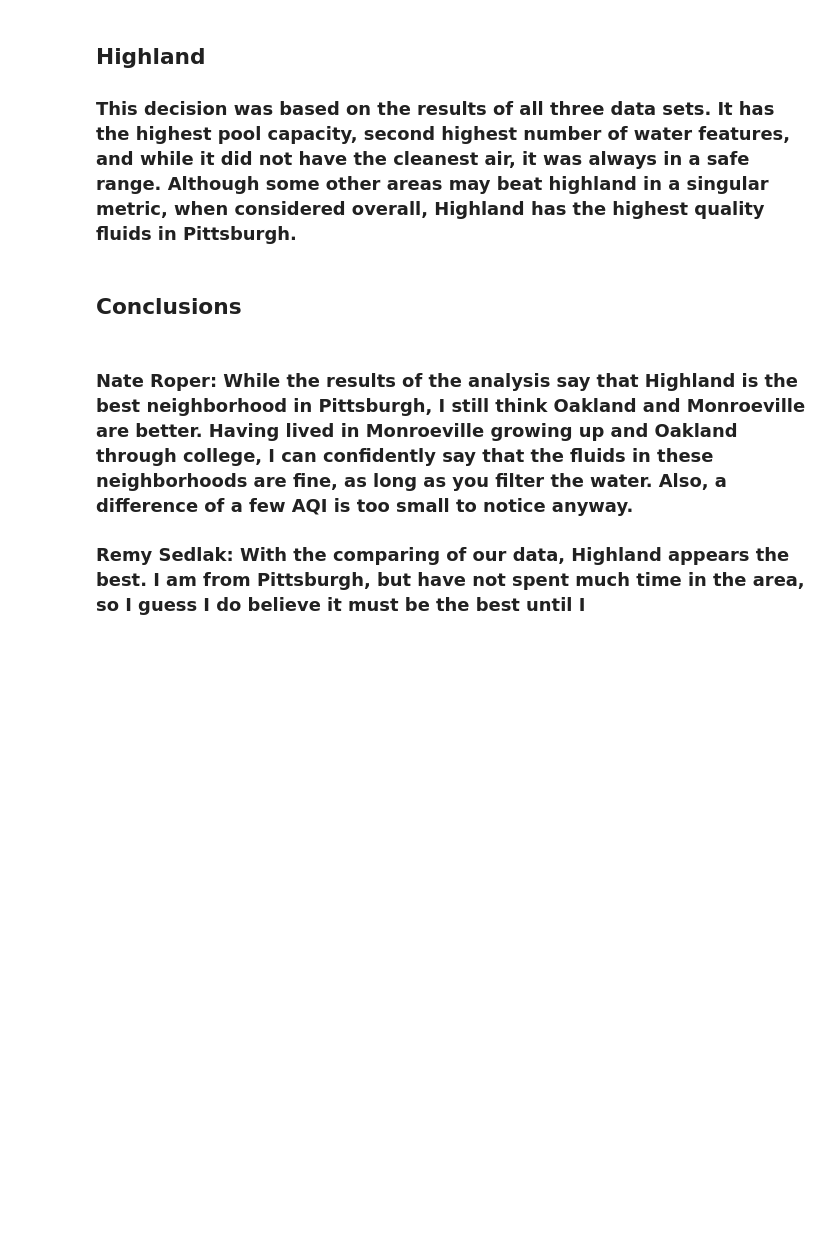
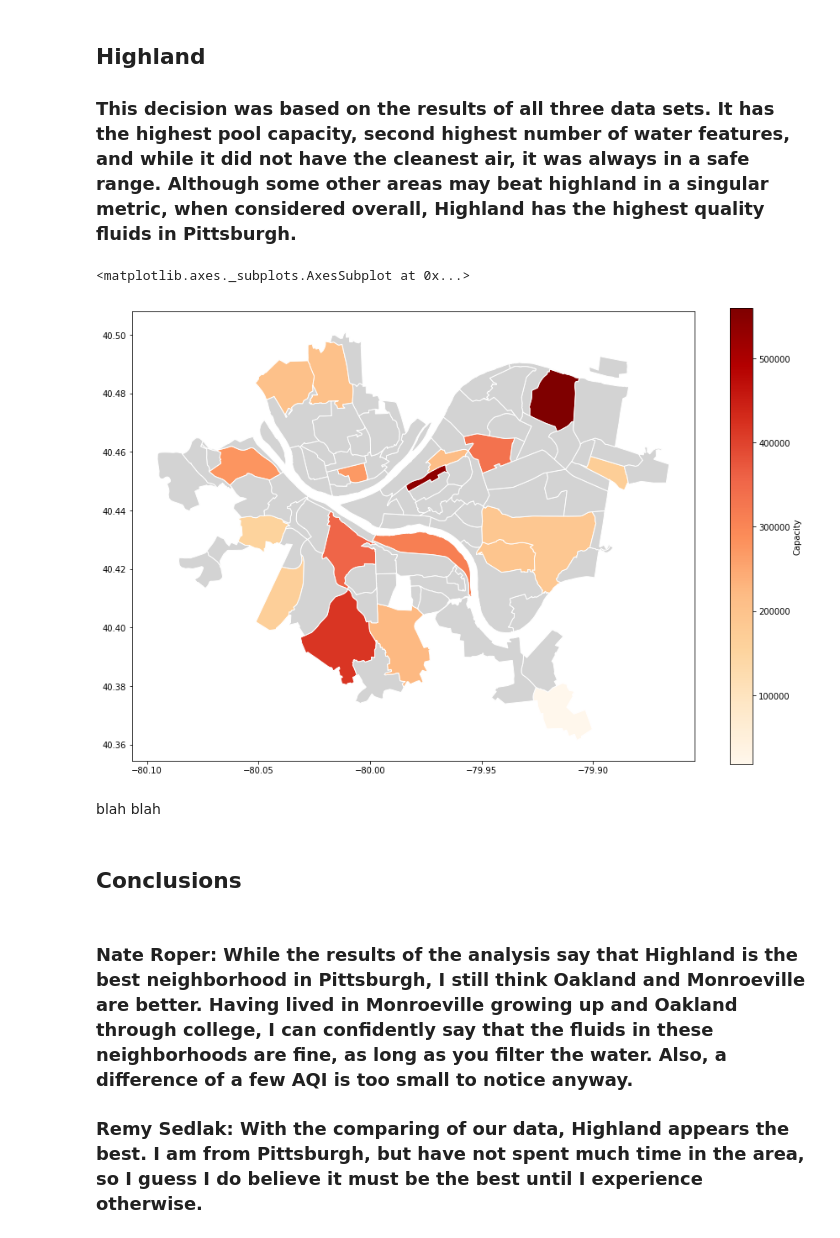
Before and after one commit to remysedlak/0010-final, a Jupyter notebook: presentation.ipynb, the cells around one changed output. Saved outputs shown, nothing was run; the diff lists cells and outputs as text; code cells hidden in the pictures; blank space fills up the shorter version.

```diff
--- a/presentation.ipynb
+++ b/presentation.ipynb
@@ -23,9 +23,21 @@ Features we implemented in our project:
 # %% [markdown]
 ## **Highland**
 ### This decision was based on the results of all three data sets.  It has the highest pool capacity, second highest number of water features, and while it did not have the cleanest air, it was always in a safe range.  Although some other areas may beat highland in a singular metric, when considered overall, Highland has the highest quality fluids in Pittsburgh.
+# %%
+import pandas as pd
+import geopandas
+
+combined= pools.groupby("neighborhood")["capacity"].sum()
+pools_map = neighborhood.merge(combined, how='left', left_on= 'hood', right_on= 'neighborhood')
+pools_map.plot(column= 'capacity', cmap='OrRd', edgecolor="white", legend=True, legend_kwds={'label': "Capacity"}, figsize=(15, 10), missing_kwds={"color" : "lightgrey"})
+# %% [output]
+<matplotlib.axes._subplots.AxesSubplot at 0x...>
+[figure, added]
+# %% [markdown]
+blah blah
 # %% [markdown]
 ## Conclusions
 # %% [markdown]
 ### Nate Roper: While the results of the analysis say that Highland is the best neighborhood in Pittsburgh, I still think Oakland and Monroeville are better.  Having lived in Monroeville growing up and Oakland through college, I can confidently say that the fluids in these neighborhoods are fine, as long as you filter the water.  Also, a difference of a few AQI is too small to notice anyway.
 
-### Remy Sedlak: With the comparing of our data, Highland appears the best. I am from Pittsburgh, but have not spent much time in the area, so I guess I do believe it must be the best until I
+### Remy Sedlak: With the comparing of our data, Highland appears the best. I am from Pittsburgh, but have not spent much time in the area, so I guess I do believe it must be the best until I experience otherwise.
```
